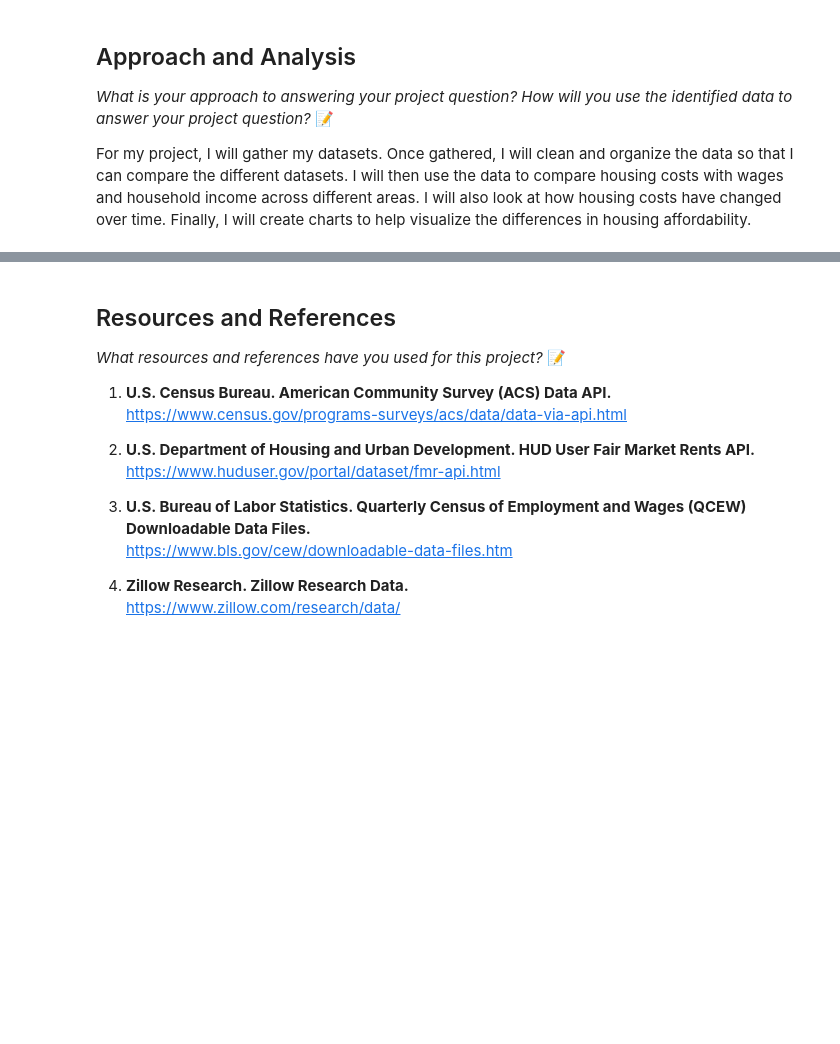
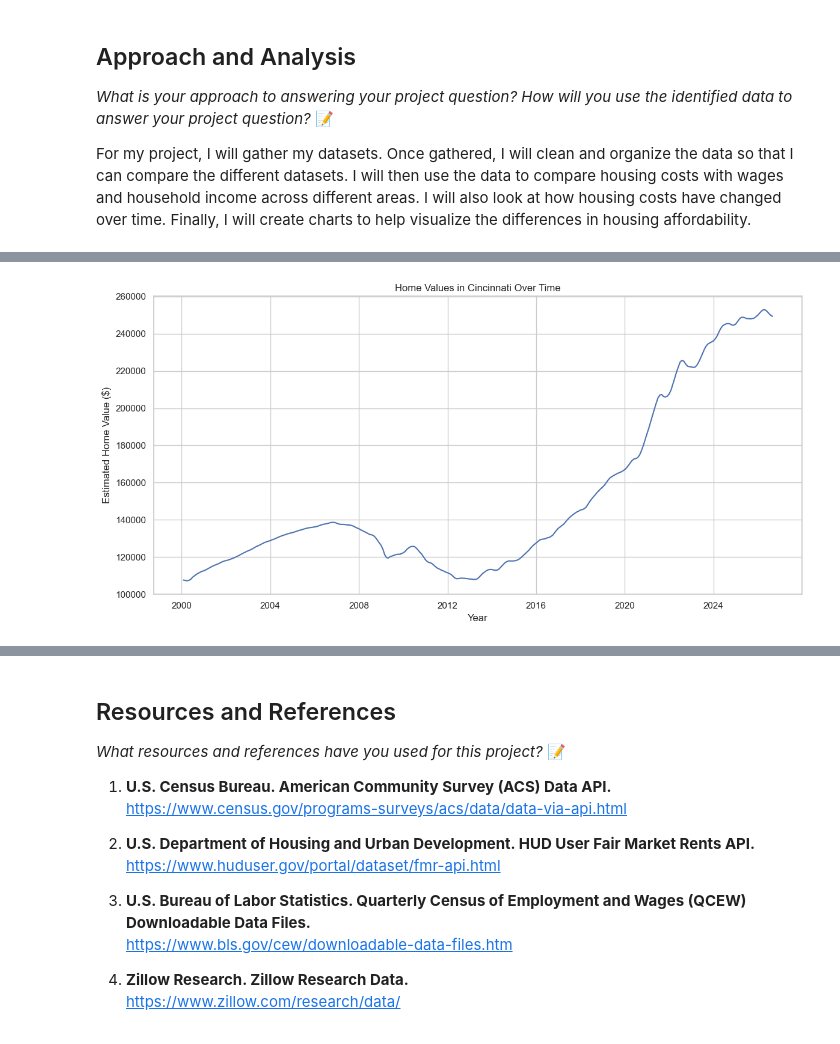
Before and after one commit to IT4063C-Fall2026/data-tech-analytics-final-project-bella-orr, a Jupyter notebook: source.ipynb, the cells around one changed output, grey strips where cells are left out. Saved outputs shown, nothing was run; the diff lists cells and outputs as text; code cells hidden in the pictures; blank space fills up the shorter version.

Commit message:
added visulizations 1-4 and visualition description 1 and 2

```diff
--- a/source.ipynb
+++ b/source.ipynb
@@ -86,6 +86,10 @@ For my project, I will gather my datasets. Once gathered, I will clean and organ
 # import necessary libraries
 import requests
 import pandas as pd
+import matplotlib.pyplot as plt
+import seaborn as sns
+
+sns.set_theme(style="whitegrid")
 # %%
 # Census API
 # Note: I am having trouble with the Census API token
@@ -142,0 +261,17 @@ home_prices_df.head()
+# %%
+plt.figure(figsize=(12, 6))
+
+sns.lineplot(
+    data=home_trends,
+    x="Date",
+    y="Home_Value"
+)
+
+plt.title("Home Values in Cincinnati Over Time")
+plt.xlabel("Year")
+plt.ylabel("Estimated Home Value ($)")
+
+plt.tight_layout()
+plt.show()
+# %% [output]
+[figure, added]
```
Also changed, not shown: parts of 14 cells of this notebook.
